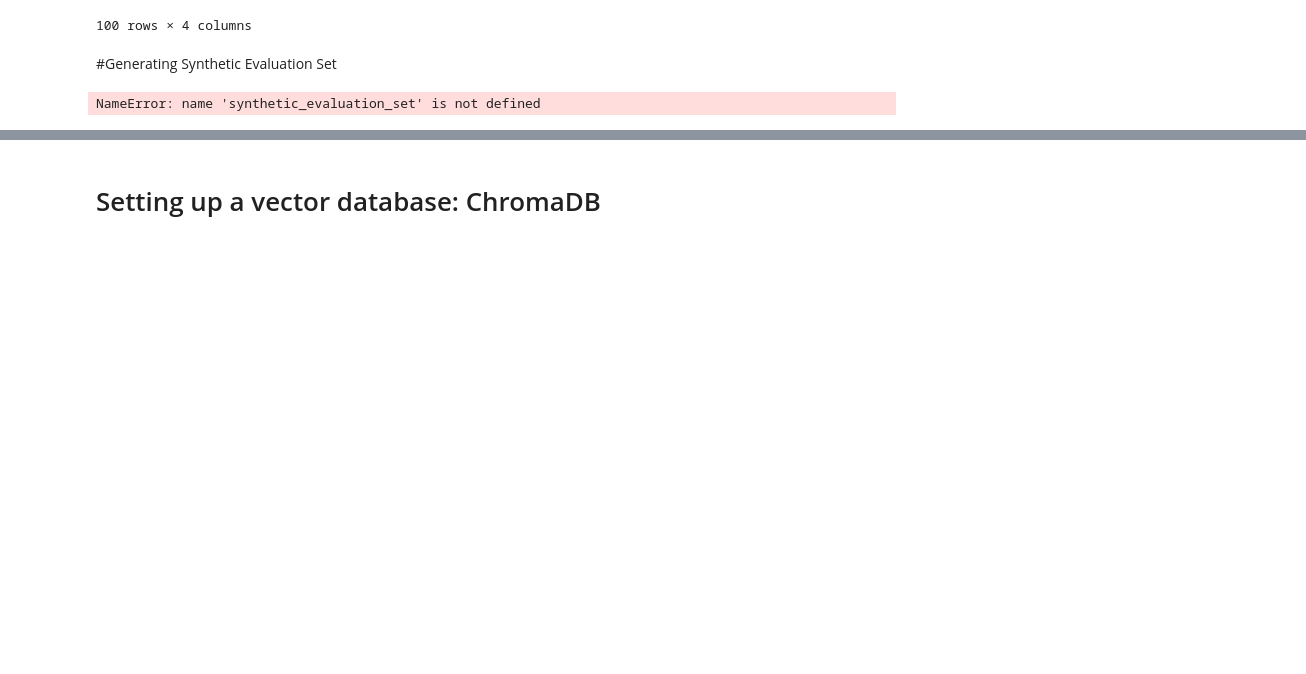
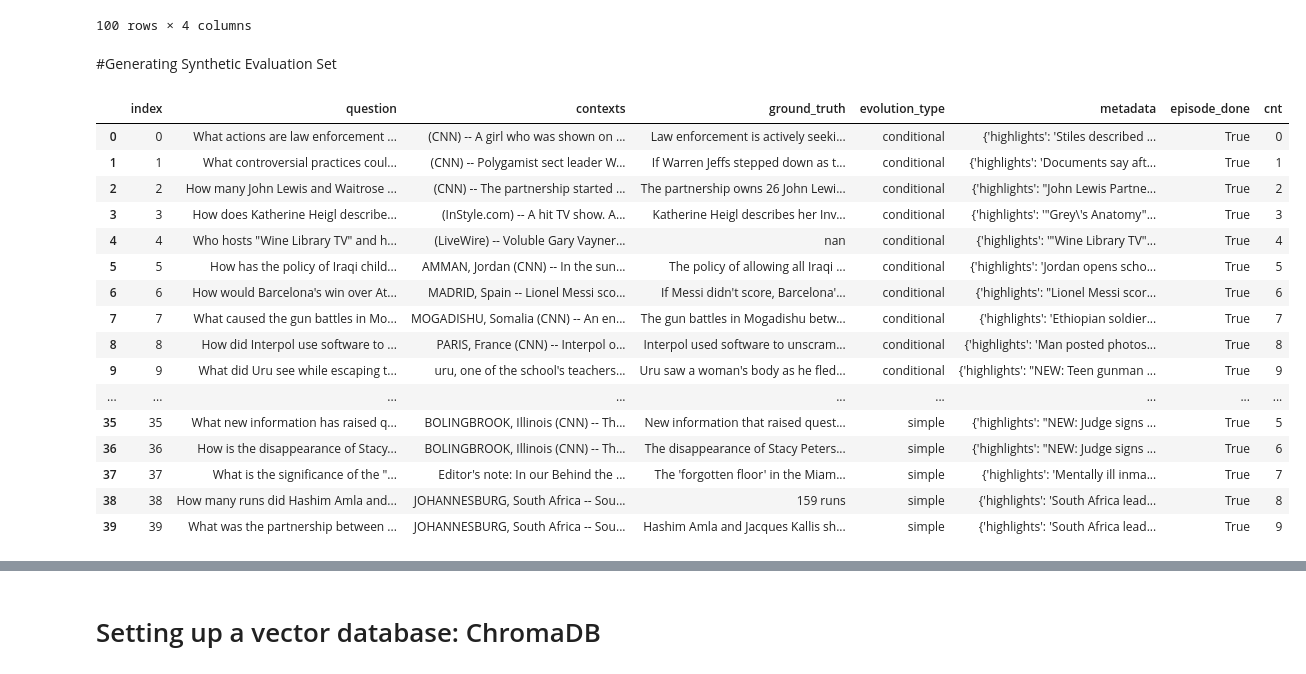
Before and after one commit to gox6/colab-demos, a Jupyter notebook: rags/evaluate-rags-rigorously-or-perish.ipynb, the cells around one changed output, grey strips where cells are left out. Drawn from its saved outputs; the diff is of its cells as text; code cells hidden in the pictures; blank space fills up the shorter version.

```diff
--- a/rags/evaluate-rags-rigorously-or-perish.ipynb
+++ b/rags/evaluate-rags-rigorously-or-perish.ipynb
@@ -189,16 +187,35 @@ generator = TestsetGenerator.from_langchain(
 distributions = {simple: 0.25, reasoning: 0.25, multi_context: 0.25,conditional: 0.25}
 # %%
 # This costs some real $$$
-# synthetic_evaluation_set = generator.generate_with_langchain_docs(documents=news, test_size=20, distributions=distributions)
+if not (avoid_costs or save_time):
+  synthetic_evaluation_set = generator.generate_with_langchain_docs(documents=news, test_size=20, distributions=distributions)
+else:
+   synthetic_evaluation_set = pl.read_csv("https://gist.github.com/gox6/0858a1ae2d6e3642aa132674650f9c76/raw/synthetic-evaluation-set-cnn-daily-mail.csv", separator=",")
 # %%
 # Seeing news data
 synthetic_evaluation_set_pd = synthetic_evaluation_set.to_pandas()
 if COLAB:
-  display(data_table.DataTable(synthetic_evaluation_set_pd, include_index=True, num_rows_per_page=5))
+  display(data_table.DataTable(synthetic_evaluation_set_pd, include_index=True, num_rows_per_page=1))
 else:
   display(synthetic_evaluation_set_pd.head(5))
 # %% [output]
-NameError: name 'synthetic_evaluation_set' is not defined
+|  | index | question | contexts | ground_truth | evolution_type | metadata | episode_done | cnt |
+| 0 | 0 | What actions are law enforcement ... | (CNN) -- A girl who was shown on ... | Law enforcement is actively seeki... | conditional | {'highlights': 'Stiles described ... | True | 0 |
+| 1 | 1 | What controversial practices coul... | (CNN) -- Polygamist sect leader W... | If Warren Jeffs stepped down as t... | conditional | {'highlights': 'Documents say aft... | True | 1 |
+| 2 | 2 | How many John Lewis and Waitrose ... | (CNN) -- The partnership started ... | The partnership owns 26 John Lewi... | conditional | {'highlights': "John Lewis Partne... | True | 2 |
+| 3 | 3 | How does Katherine Heigl describe... | (InStyle.com) -- A hit TV show. A... | Katherine Heigl describes her Inv... | conditional | {'highlights': '"Grey\'s Anatomy"... | True | 3 |
+| 4 | 4 | Who hosts "Wine Library TV" and h... | (LiveWire) -- Voluble Gary Vayner... | nan | conditional | {'highlights': '"Wine Library TV"... | True | 4 |
+| 5 | 5 | How has the policy of Iraqi child... | AMMAN, Jordan (CNN) -- In the sun... | The policy of allowing all Iraqi ... | conditional | {'highlights': 'Jordan opens scho... | True | 5 |
+| 6 | 6 | How would Barcelona's win over At... | MADRID, Spain -- Lionel Messi sco... | If Messi didn't score, Barcelona'... | conditional | {'highlights': "Lionel Messi scor... | True | 6 |
+| 7 | 7 | What caused the gun battles in Mo... | MOGADISHU, Somalia (CNN) -- An en... | The gun battles in Mogadishu betw... | conditional | {'highlights': 'Ethiopian soldier... | True | 7 |
+| 8 | 8 | How did Interpol use software to ... | PARIS, France (CNN) -- Interpol o... | Interpol used software to unscram... | conditional | {'highlights': 'Man posted photos... | True | 8 |
+| 9 | 9 | What did Uru see while escaping t... | uru, one of the school's teachers... | Uru saw a woman's body as he fled... | conditional | {'highlights': "NEW: Teen gunman ... | True | 9 |
+| ... | ... | ... | ... | ... | ... | ... | ... | ... |
+| 35 | 35 | What new information has raised q... | BOLINGBROOK, Illinois (CNN) -- Th... | New information that raised quest... | simple | {'highlights': "NEW: Judge signs ... | True | 5 |
+| 36 | 36 | How is the disappearance of Stacy... | BOLINGBROOK, Illinois (CNN) -- Th... | The disappearance of Stacy Peters... | simple | {'highlights': "NEW: Judge signs ... | True | 6 |
+| 37 | 37 | What is the significance of the "... | Editor's note: In our Behind the ... | The 'forgotten floor' in the Miam... | simple | {'highlights': 'Mentally ill inma... | True | 7 |
+| 38 | 38 | How many runs did Hashim Amla and... | JOHANNESBURG, South Africa -- Sou... | 159 runs | simple | {'highlights': 'South Africa lead... | True | 8 |
+| 39 | 39 | What was the partnership between ... | JOHANNESBURG, South Africa -- Sou... | Hashim Amla and Jacques Kallis sh... | simple | {'highlights': 'South Africa lead... | True | 9 |
 # %%
 def concat_pl_dfs(paths: list[str]):
   dfs = pl.DataFrame()
```
Also changed, not shown: parts of 18 cells of this notebook.
